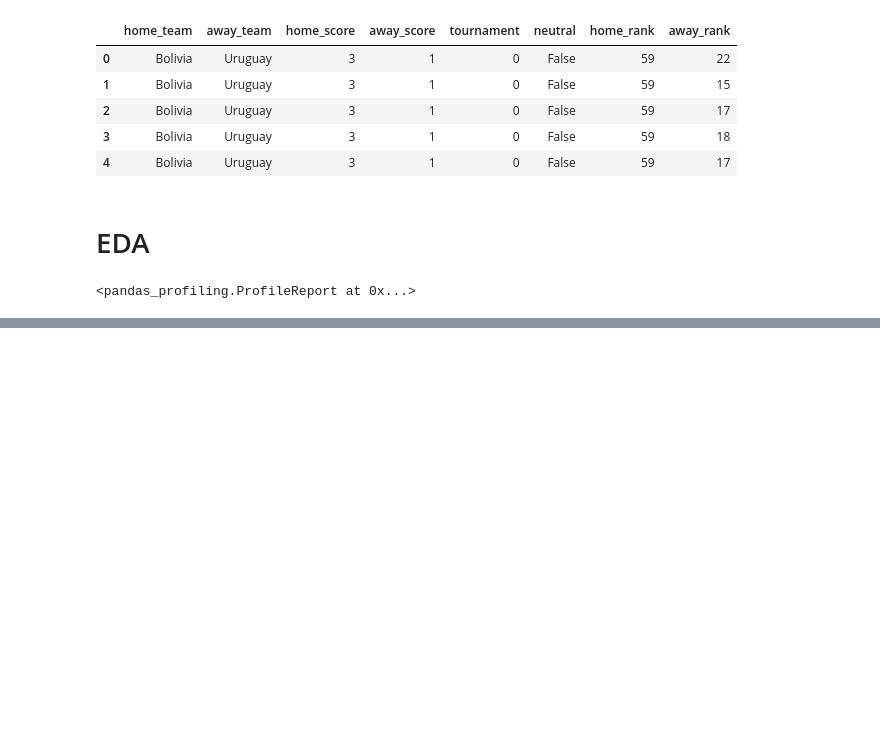
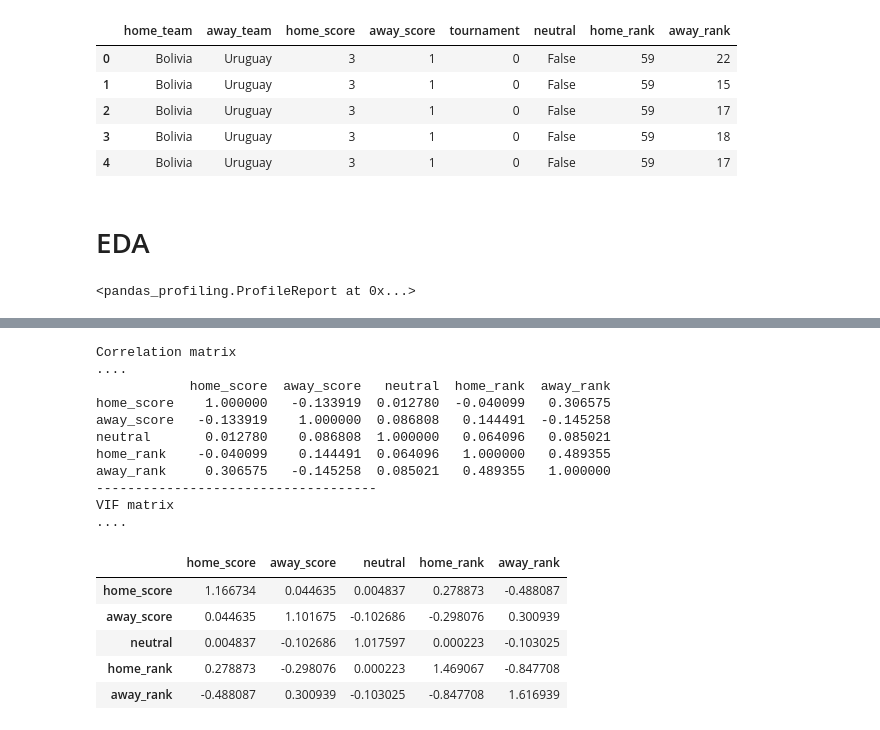
Before and after one commit to markmaloba/DSCORE-Week-6-Independent-Project, a Jupyter notebook: DSCore_W6_IP_Mark_Maloba.ipynb, the cells around one changed output, grey strips where cells are left out. Cells and saved outputs as stored; diff of their text form; code cells hidden in the pictures; blank space fills up the shorter version.

```diff
--- a/DSCore_W6_IP_Mark_Maloba.ipynb
+++ b/DSCore_W6_IP_Mark_Maloba.ipynb
@@ -366,0 +398,31 @@ pp.ProfileReport(merge_df)
+# %%
+# Multicollinearity & VIF checks
+
+corr = merge_df.corr()
+print ('Correlation matrix')
+print ('....')
+print(corr)
+
+# ------
+print ('------------------------------------')
+print ('VIF matrix')
+print ('....')
+pd.DataFrame(np.linalg.inv(merge_df.corr().values), index = corr.index, columns=corr.columns)
+# %% [output]
+Correlation matrix
+....
+            home_score  away_score   neutral  home_rank  away_rank
+home_score    1.000000   -0.133919  0.012780  -0.040099   0.306575
+away_score   -0.133919    1.000000  0.086808   0.144491  -0.145258
+neutral       0.012780    0.086808  1.000000   0.064096   0.085021
+home_rank    -0.040099    0.144491  0.064096   1.000000   0.489355
+away_rank     0.306575   -0.145258  0.085021   0.489355   1.000000
+------------------------------------
+VIF matrix
+....
+|  | home_score | away_score | neutral | home_rank | away_rank |
+| home_score | 1.166734 | 0.044635 | 0.004837 | 0.278873 | -0.488087 |
+| away_score | 0.044635 | 1.101675 | -0.102686 | -0.298076 | 0.300939 |
+| neutral | 0.004837 | -0.102686 | 1.017597 | 0.000223 | -0.103025 |
+| home_rank | 0.278873 | -0.298076 | 0.000223 | 1.469067 | -0.847708 |
+| away_rank | -0.488087 | 0.300939 | -0.103025 | -0.847708 | 1.616939 |
```
Also changed, not shown: parts of 41 cells of this notebook.
